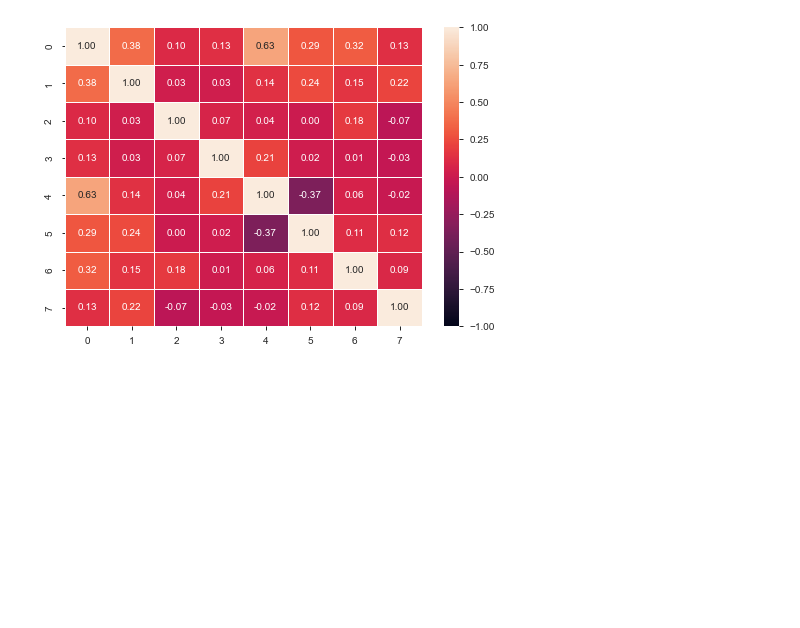
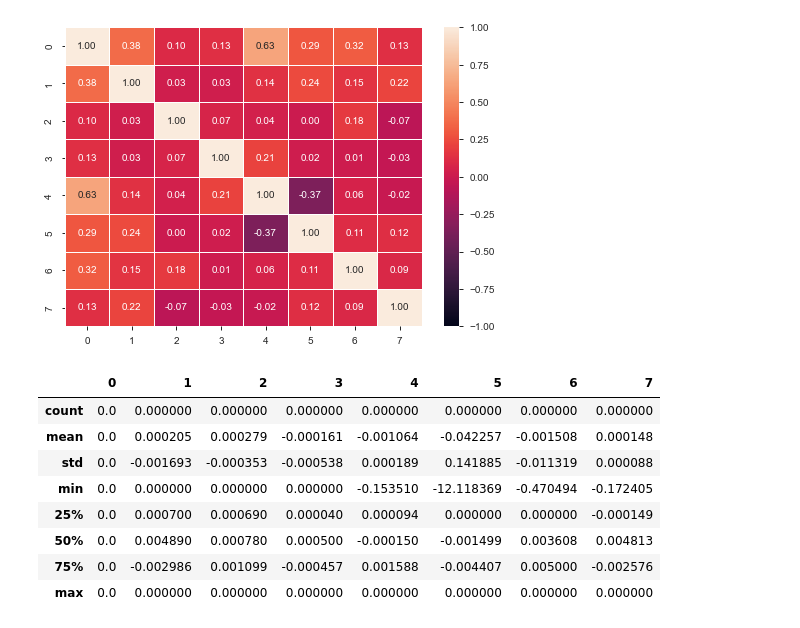
Before and after one commit to RaliB/Etude-de-cas-1, a Jupyter notebook: Etude.ipynb, the cells around one changed output. Cells and saved outputs as stored; diff of their text form; code cells hidden in the pictures; blank space fills up the shorter version.

```diff
--- a/Etude.ipynb
+++ b/Etude.ipynb
@@ -243,3 +243,15 @@ ax = sns.heatmap(Data2Filled.corr(), annot=True, fmt=".2f", linewidths=.5, vmin=
 plt.show()
 # %% [output]
 [figure]
+# %%
+Data2Filled.describe()-Data1Filled.describe()
+# %% [output]
+|  | 0 | 1 | 2 | 3 | 4 | 5 | 6 | 7 |
+| count | 0.0 | 0.000000 | 0.000000 | 0.000000 | 0.000000 | 0.000000 | 0.000000 | 0.000000 |
+| mean | 0.0 | 0.000205 | 0.000279 | -0.000161 | -0.001064 | -0.042257 | -0.001508 | 0.000148 |
+| std | 0.0 | -0.001693 | -0.000353 | -0.000538 | 0.000189 | 0.141885 | -0.011319 | 0.000088 |
+| min | 0.0 | 0.000000 | 0.000000 | 0.000000 | -0.153510 | -12.118369 | -0.470494 | -0.172405 |
+| 25% | 0.0 | 0.000700 | 0.000690 | 0.000040 | 0.000094 | 0.000000 | 0.000000 | -0.000149 |
+| 50% | 0.0 | 0.004890 | 0.000780 | 0.000500 | -0.000150 | -0.001499 | 0.003608 | 0.004813 |
+| 75% | 0.0 | -0.002986 | 0.001099 | -0.000457 | 0.001588 | -0.004407 | 0.005000 | -0.002576 |
+| max | 0.0 | 0.000000 | 0.000000 | 0.000000 | 0.000000 | 0.000000 | 0.000000 | 0.000000 |
```
Also changed, not shown: parts of 11 cells of this notebook, 1 other file.
